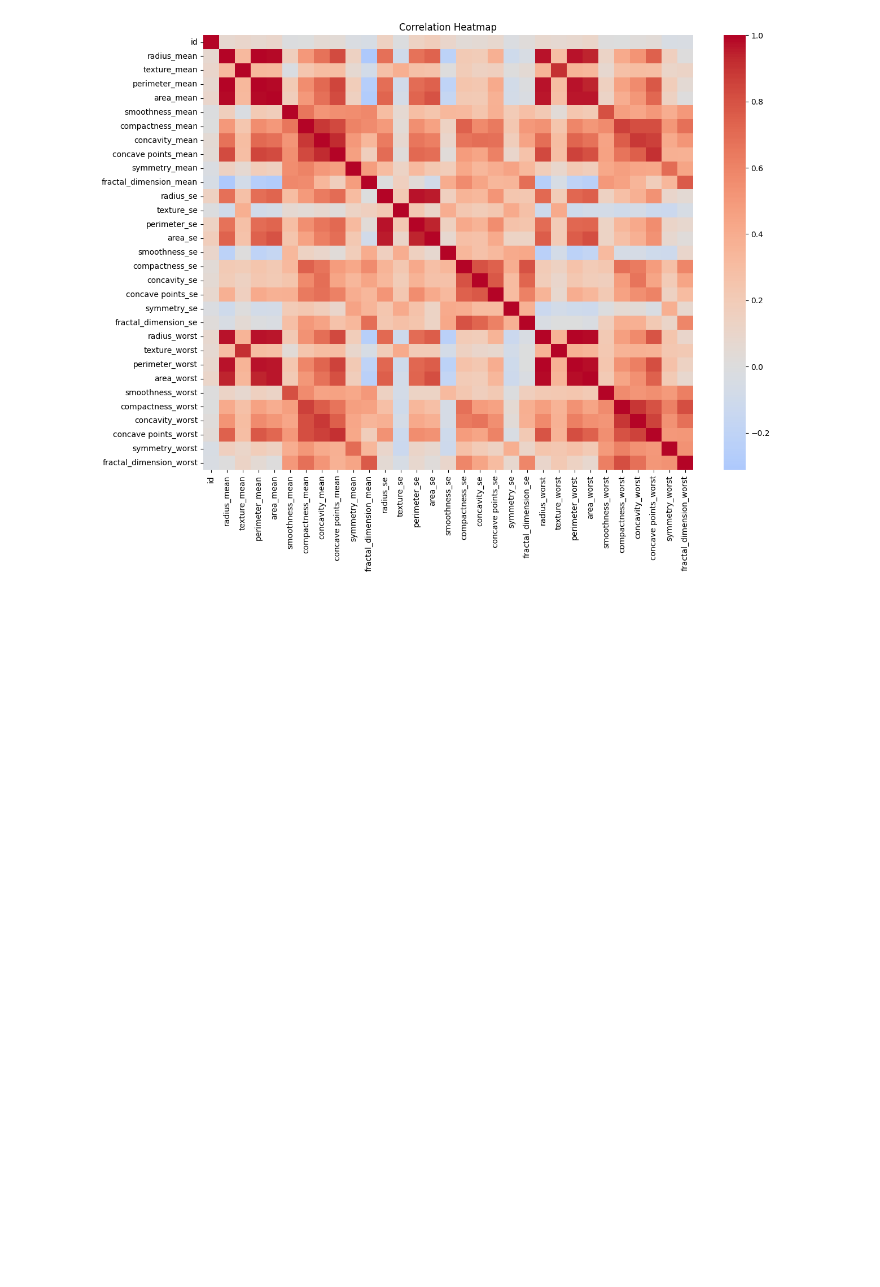
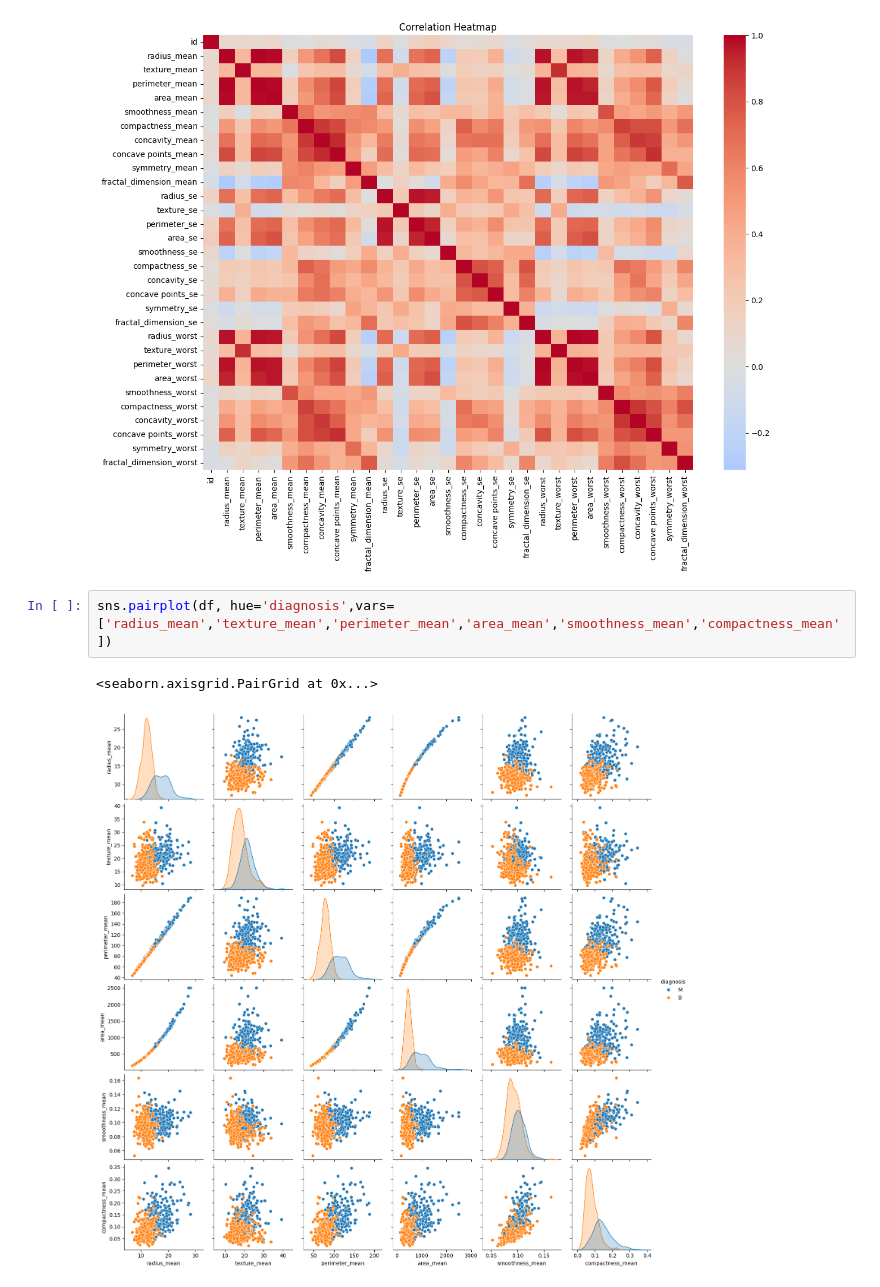
Before and after one commit to techierabina/breast-cancer, a Jupyter notebook: analysis.ipynb, the cells around one changed output. Saved outputs shown, nothing was run; the diff lists cells and outputs as text; blank space fills up the shorter version.

Commit message:
pairplot

```diff
--- a/analysis.ipynb
+++ b/analysis.ipynb
@@ -120,3 +120,8 @@ plt.title('Correlation Heatmap')
 plt.show()
 # %% [output]
 [figure]
+# %%
+sns.pairplot(df, hue='diagnosis',vars=['radius_mean','texture_mean','perimeter_mean','area_mean','smoothness_mean','compactness_mean'])
+# %% [output]
+<seaborn.axisgrid.PairGrid at 0x...>
+[figure, added]
```
